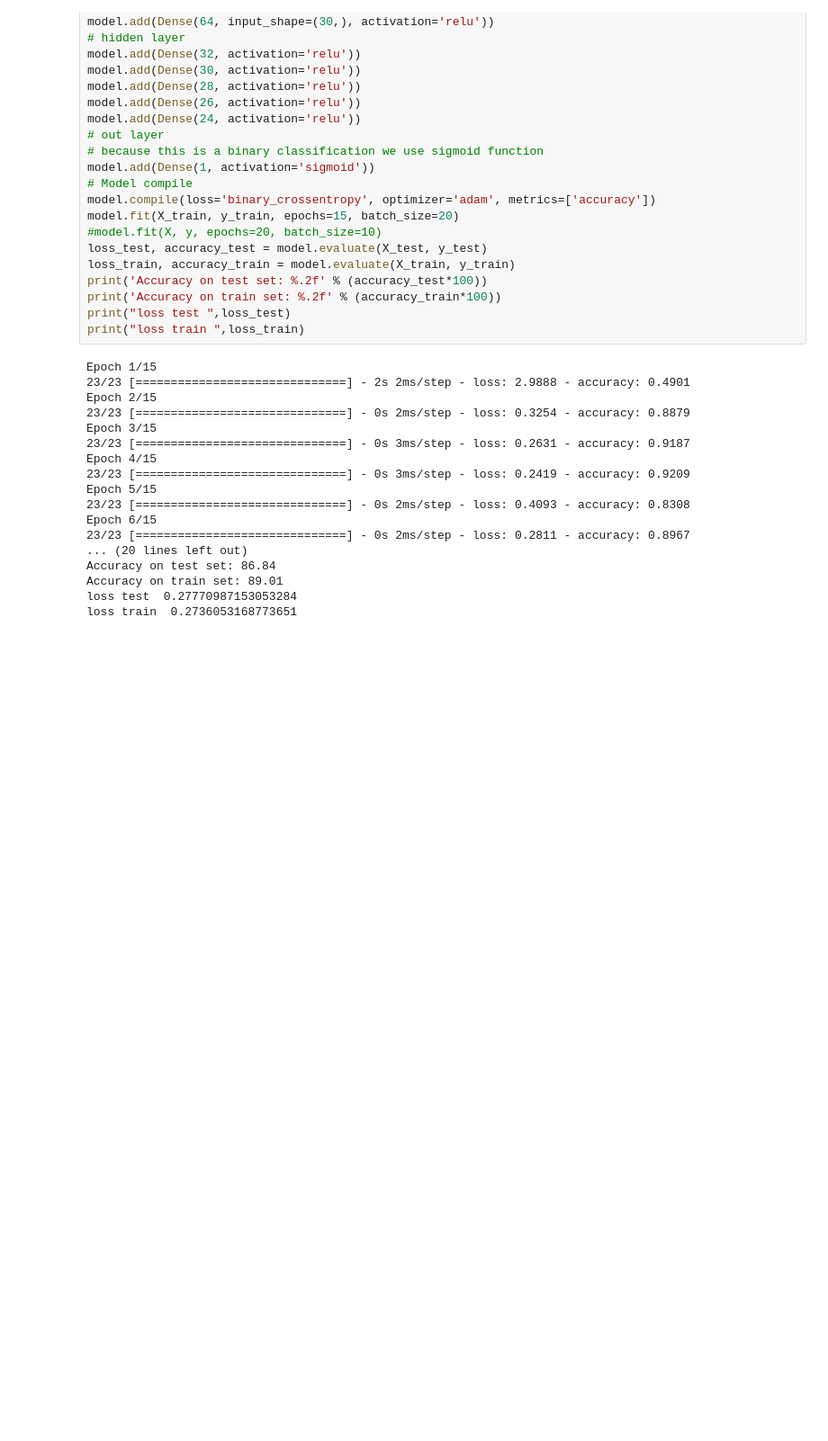
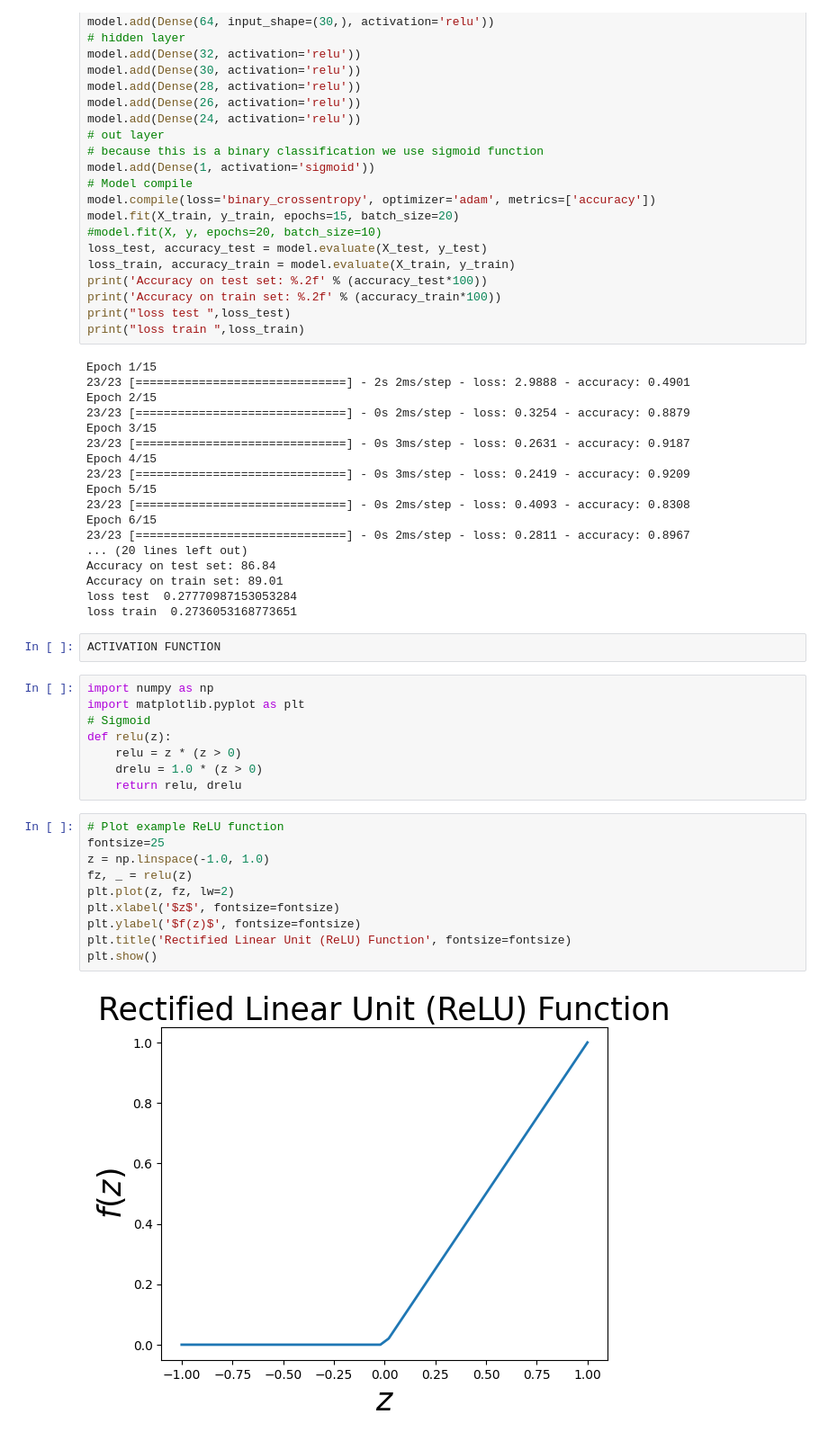
Before and after one commit to prijal-matc/takeovds41, a Jupyter notebook: Neural_Network.ipynb, the cells around one changed output. Shown at 90% size. Saved outputs shown, nothing was run; the diff lists cells and outputs as text; blank space fills up the shorter version.

```diff
--- a/Neural_Network.ipynb
+++ b/Neural_Network.ipynb
@@ -152,3 +152,25 @@ Accuracy on test set: 86.84
 Accuracy on train set: 89.01
 loss test  0.27770987153053284
 loss train  0.2736053168773651
+# %%
+ACTIVATION FUNCTION
+# %%
+import numpy as np
+import matplotlib.pyplot as plt
+# Sigmoid
+def relu(z):
+    relu = z * (z > 0)
+    drelu = 1.0 * (z > 0)
+    return relu, drelu
+# %%
+# Plot example ReLU function
+fontsize=25
+z = np.linspace(-1.0, 1.0)
+fz, _ = relu(z)
+plt.plot(z, fz, lw=2)
+plt.xlabel('$z$', fontsize=fontsize)
+plt.ylabel('$f(z)$', fontsize=fontsize)
+plt.title('Rectified Linear Unit (ReLU) Function', fontsize=fontsize)
+plt.show()
+# %% [output]
+[figure, added]
```
Also changed, not shown: parts of 2 cells of this notebook.
